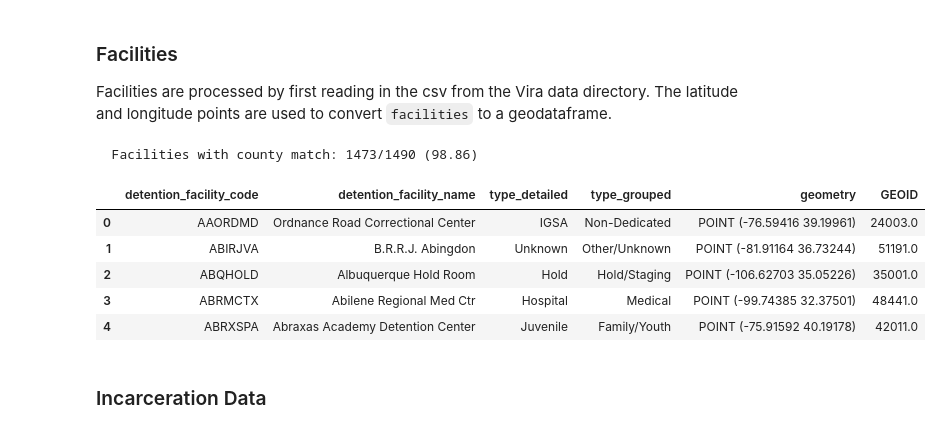
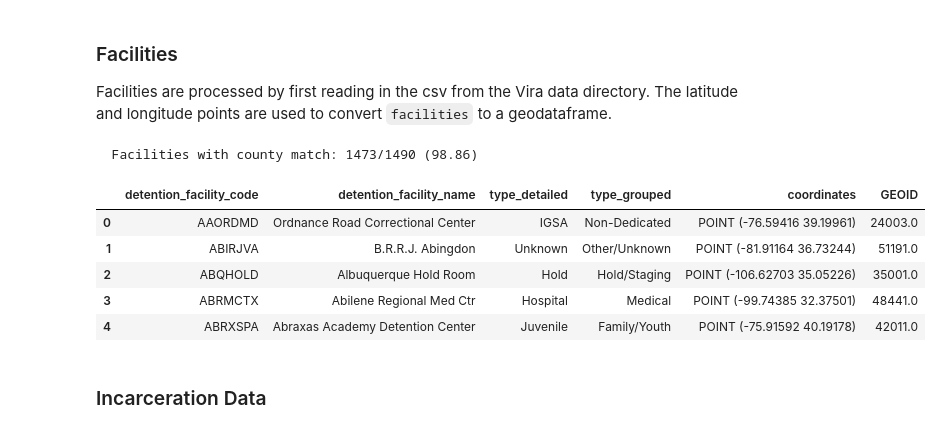
Before and after one commit to steveg-ds/RHIP, a Jupyter notebook: RSS-Analysis.ipynb, the cells around one changed output. Cells and saved outputs as stored; diff of their text form; code cells hidden in the pictures.

```diff
--- a/RSS-Analysis.ipynb
+++ b/RSS-Analysis.ipynb
@@ -80,35 +146,36 @@ if "facilities" not in locals():
     facilities = gpd.GeoDataFrame(
         facilities,
         geometry=gpd.points_from_xy(facilities.longitude, facilities.latitude),
         crs="EPSG:4326",
     )
 
 
     facilities = gpd.sjoin(
         facilities,
         county_geo[["GEOID", "geometry"]],
         how="left",
         predicate="within",
     )
 
     facilities = facilities.drop_duplicates(subset="detention_facility_code")
 
     n_matched = facilities.GEOID.notna().sum()
     print(f"  Facilities with county match: {n_matched}/{len(facilities)} ({round(n_matched / len(facilities) * 100, 2)})")
 
     facilities.dropna(subset="GEOID", inplace=True)
 
     cols = ['address', 'city', 'latitude', 'longitude',
        'county', 'state', 'zip', 'aor', 'index_right']
     facilities.drop(columns=cols, inplace=True)
-    facilities.rename({'geometry': "coordinates"}, inplace=True)
+    facilities = facilities.rename_geometry("coordinates")
+
 
 #TODO: add matplotlib histogram for type_detailed and type_grouped columns to visualize distribution. should be a 1x2 matplotlib fig object
 
 facilities.head()
 # %% [output]
   Facilities with county match: 1473/1490 (98.86)
-|  | detention_facility_code | detention_facility_name | type_detailed | type_grouped | geometry | GEOID |
+|  | detention_facility_code | detention_facility_name | type_detailed | type_grouped | coordinates | GEOID |
 | 0 | AAORDMD | Ordnance Road Correctional Center | IGSA | Non-Dedicated | POINT (-76.59416 39.19961) | 24003.0 |
 | 1 | ABIRJVA | B.R.R.J. Abingdon | Unknown | Other/Unknown | POINT (-81.91164 36.73244) | 51191.0 |
 | 2 | ABQHOLD | Albuquerque Hold Room | Hold | Hold/Staging | POINT (-106.62703 35.05226) | 35001.0 |
```
Also changed, not shown: parts of 41 cells of this notebook, 10 other files.
